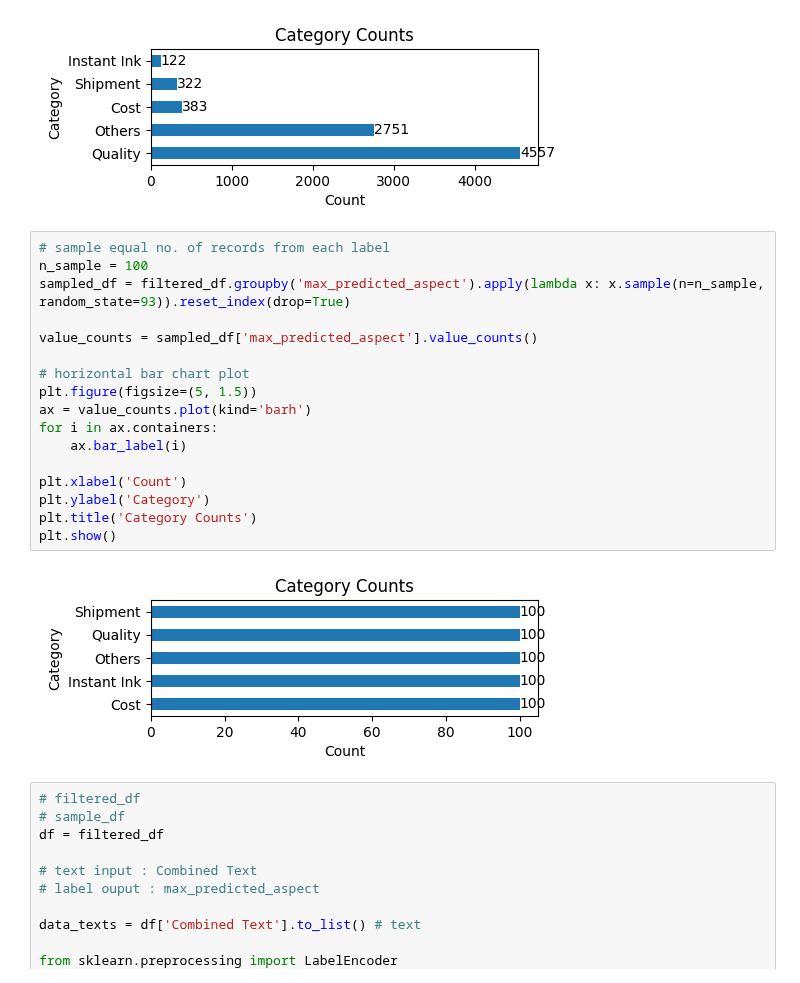
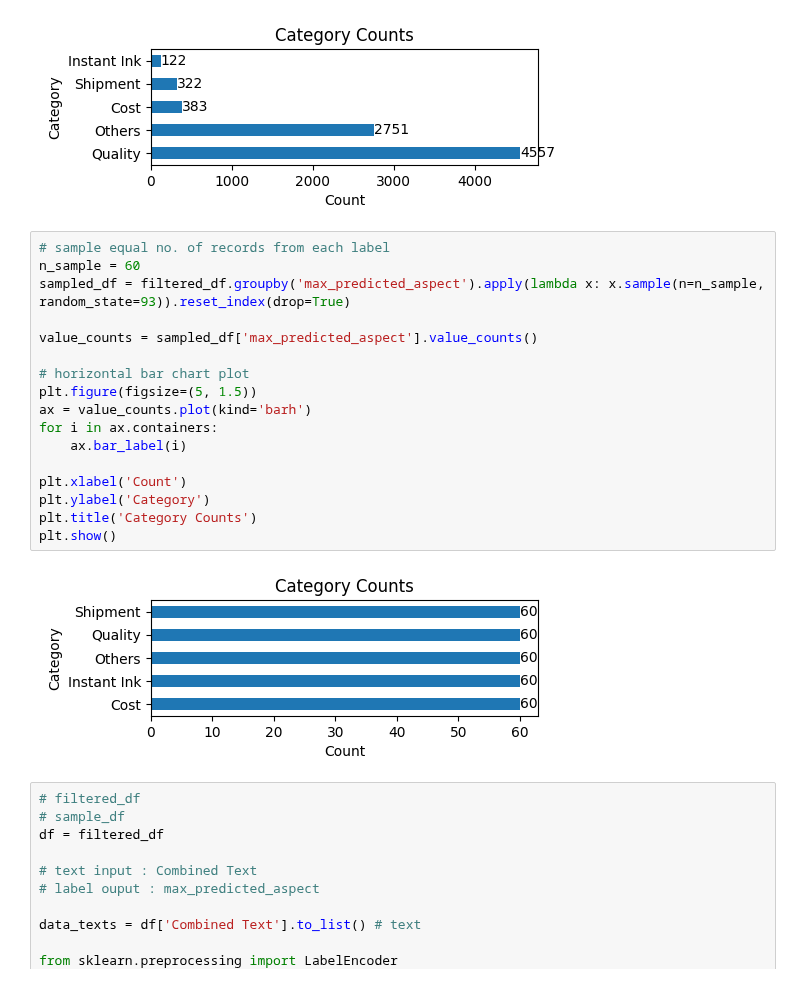
Before and after one commit to wd686/InkSightAnalyzer, a Jupyter notebook: distilbert (category).ipynb, the cells around one changed output. Cells and saved outputs as stored; diff of their text form.

```diff
--- a/distilbert (category).ipynb
+++ b/distilbert (category).ipynb
@@ -63,23 +63,23 @@ plt.show()
 [figure]
 # %%
 # sample equal no. of records from each label
-n_sample = 100
+n_sample = 60
 sampled_df = filtered_df.groupby('max_predicted_aspect').apply(lambda x: x.sample(n=n_sample, random_state=93)).reset_index(drop=True)
 
 value_counts = sampled_df['max_predicted_aspect'].value_counts()
 
 # horizontal bar chart plot
 plt.figure(figsize=(5, 1.5))
 ax = value_counts.plot(kind='barh')
 for i in ax.containers:
     ax.bar_label(i)
 
 plt.xlabel('Count')
 plt.ylabel('Category')
 plt.title('Category Counts')
 plt.show()
 # %% [output]
-[figure, old version]
+[figure, new version]
 # %%
 # filtered_df
 # sample_df
```
Also changed, not shown: parts of 5 cells of this notebook.
